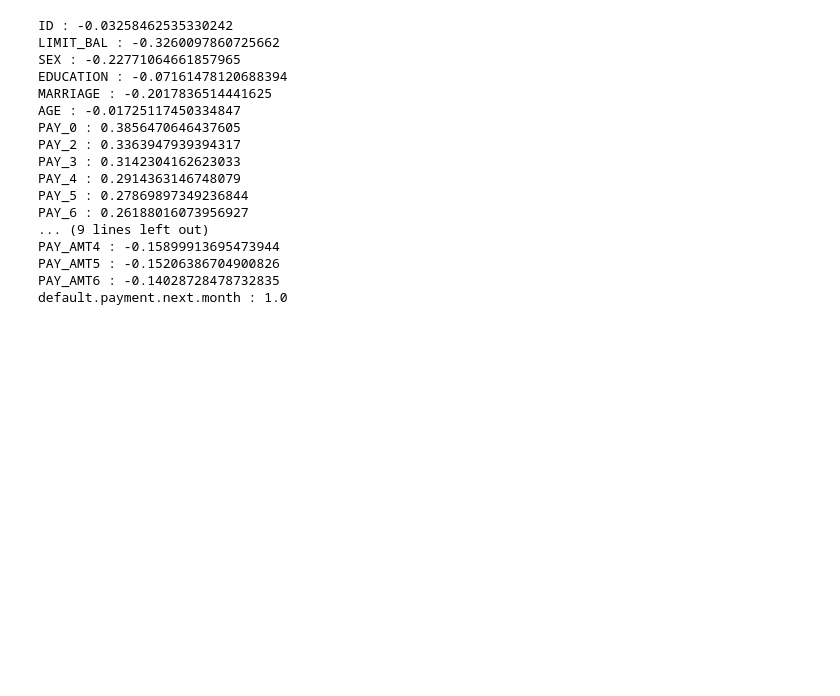
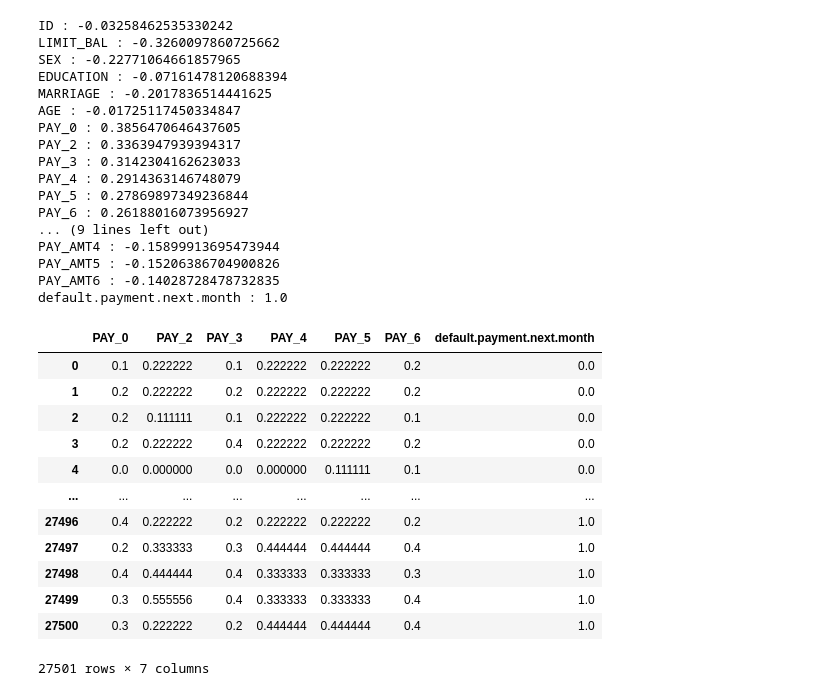
Before and after one commit to rayhanul/COMS572, a Jupyter notebook: project.ipynb, the cells around one changed output. Saved outputs shown, nothing was run; the diff lists cells and outputs as text; code cells hidden in the pictures; blank space fills up the shorter version.

```diff
--- a/project.ipynb
+++ b/project.ipynb
@@ -144,3 +144,38 @@ PAY_AMT4 : -0.15899913695473944
 PAY_AMT5 : -0.15206386704900826
 PAY_AMT6 : -0.14028728478732835
 default.payment.next.month : 1.0
+# %%
+new_df=new_df.drop('ID',axis=1)
+new_df=new_df.drop('LIMIT_BAL',axis=1)
+new_df=new_df.drop('SEX',axis=1)
+new_df=new_df.drop('EDUCATION',axis=1)
+new_df=new_df.drop('MARRIAGE',axis=1)
+new_df=new_df.drop('AGE',axis=1)
+new_df=new_df.drop('BILL_AMT1',axis=1)
+new_df=new_df.drop('BILL_AMT2',axis=1)
+new_df=new_df.drop('BILL_AMT3',axis=1)
+new_df=new_df.drop('BILL_AMT4',axis=1)
+new_df=new_df.drop('BILL_AMT5',axis=1)
+new_df=new_df.drop('BILL_AMT6',axis=1)
+new_df=new_df.drop('PAY_AMT1',axis=1)
+new_df=new_df.drop('PAY_AMT2',axis=1)
+new_df=new_df.drop('PAY_AMT3',axis=1)
+new_df=new_df.drop('PAY_AMT4',axis=1)
+new_df=new_df.drop('PAY_AMT5',axis=1)
+new_df=new_df.drop('PAY_AMT6',axis=1)
+# %%
+new_df
+# %% [output]
+|  | PAY_0 | PAY_2 | PAY_3 | PAY_4 | PAY_5 | PAY_6 | default.payment.next.month |
+| 0 | 0.1 | 0.222222 | 0.1 | 0.222222 | 0.222222 | 0.2 | 0.0 |
+| 1 | 0.2 | 0.222222 | 0.2 | 0.222222 | 0.222222 | 0.2 | 0.0 |
+| 2 | 0.2 | 0.111111 | 0.1 | 0.222222 | 0.222222 | 0.1 | 0.0 |
+| 3 | 0.2 | 0.222222 | 0.4 | 0.222222 | 0.222222 | 0.2 | 0.0 |
+| 4 | 0.0 | 0.000000 | 0.0 | 0.000000 | 0.111111 | 0.1 | 0.0 |
+| ... | ... | ... | ... | ... | ... | ... | ... |
+| 27496 | 0.4 | 0.222222 | 0.2 | 0.222222 | 0.222222 | 0.2 | 1.0 |
+| 27497 | 0.2 | 0.333333 | 0.3 | 0.444444 | 0.444444 | 0.4 | 1.0 |
+| 27498 | 0.4 | 0.444444 | 0.4 | 0.333333 | 0.333333 | 0.3 | 1.0 |
+| 27499 | 0.3 | 0.555556 | 0.4 | 0.333333 | 0.333333 | 0.4 | 1.0 |
+| 27500 | 0.3 | 0.222222 | 0.2 | 0.444444 | 0.444444 | 0.4 | 1.0 |
+27501 rows × 7 columns
```
Also changed, not shown: parts of 2 cells of this notebook.
